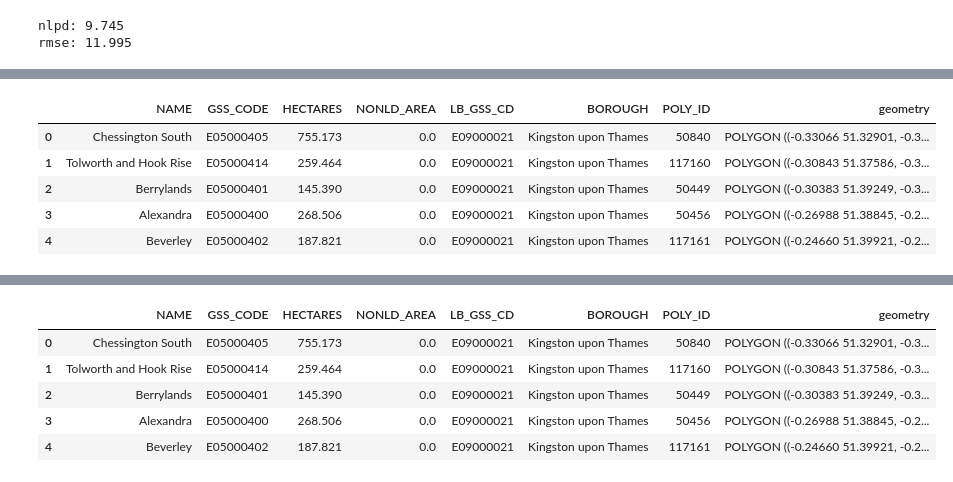
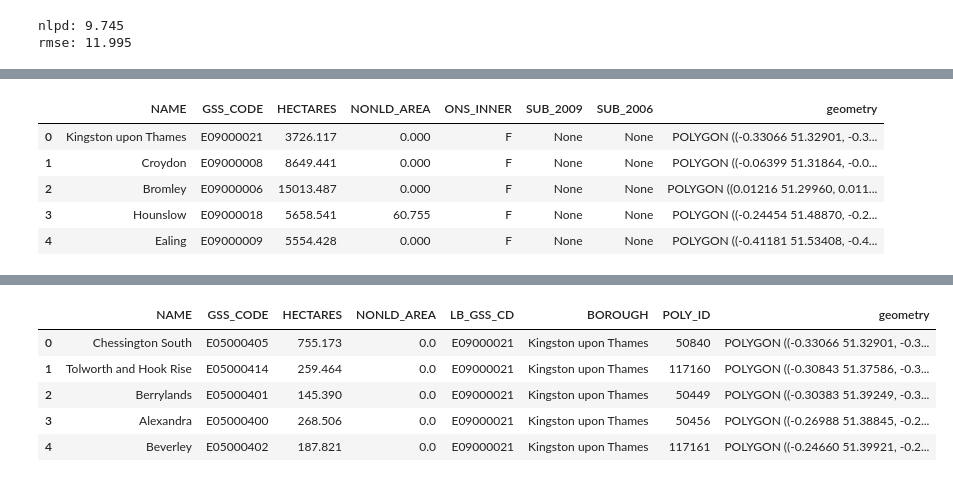
Before and after one commit to bikeclub51/london-aq, a Jupyter notebook: code/gp-models/stsvgp.ipynb, the cells around one changed output, grey strips where cells are left out. Saved outputs shown, nothing was run; the diff lists cells and outputs as text; code cells hidden in the pictures.

```diff
--- a/code/gp-models/stsvgp.ipynb
+++ b/code/gp-models/stsvgp.ipynb
@@ -480,18 +487,18 @@ pred_var_plot = np.mean(pred_var, axis=0).reshape(grid_size, grid_size)
 norm_Z = pred_var_plot/pred_var_plot.max()
 inv_norm_Z = 1-norm_Z
 # %%
-# map_filepath = "../../data/statistical-gis-boundaries-london/ESRI/London_Borough_Excluding_MHW.shp"
-map_filepath = "../../data/statistical-gis-boundaries-london/ESRI/London_Ward_CityMerged.shp"
+map_filepath = "../../data/statistical-gis-boundaries-london/ESRI/London_Borough_Excluding_MHW.shp"
+# map_filepath = "../../data/statistical-gis-boundaries-london/ESRI/London_Ward_CityMerged.shp"
 map_df = gpd.read_file(map_filepath)
 map_df = map_df.to_crs("EPSG:4326")
 map_df.head()
 # %% [output]
-|  | NAME | GSS_CODE | HECTARES | NONLD_AREA | LB_GSS_CD | BOROUGH | POLY_ID | geometry |
-| 0 | Chessington South | E05000405 | 755.173 | 0.0 | E09000021 | Kingston upon Thames | 50840 | POLYGON ((-0.33066 51.32901, -0.3... |
-| 1 | Tolworth and Hook Rise | E05000414 | 259.464 | 0.0 | E09000021 | Kingston upon Thames | 117160 | POLYGON ((-0.30843 51.37586, -0.3... |
-| 2 | Berrylands | E05000401 | 145.390 | 0.0 | E09000021 | Kingston upon Thames | 50449 | POLYGON ((-0.30383 51.39249, -0.3... |
-| 3 | Alexandra | E05000400 | 268.506 | 0.0 | E09000021 | Kingston upon Thames | 50456 | POLYGON ((-0.26988 51.38845, -0.2... |
-| 4 | Beverley | E05000402 | 187.821 | 0.0 | E09000021 | Kingston upon Thames | 117161 | POLYGON ((-0.24660 51.39921, -0.2... |
+|  | NAME | GSS_CODE | HECTARES | NONLD_AREA | ONS_INNER | SUB_2009 | SUB_2006 | geometry |
+| 0 | Kingston upon Thames | E09000021 | 3726.117 | 0.000 | F | None | None | POLYGON ((-0.33066 51.32901, -0.3... |
+| 1 | Croydon | E09000008 | 8649.441 | 0.000 | F | None | None | POLYGON ((-0.06399 51.31864, -0.0... |
+| 2 | Bromley | E09000006 | 15013.487 | 0.000 | F | None | None | POLYGON ((0.01216 51.29960, 0.011... |
+| 3 | Hounslow | E09000018 | 5658.541 | 60.755 | F | None | None | POLYGON ((-0.24454 51.48870, -0.2... |
+| 4 | Ealing | E09000009 | 5554.428 | 0.000 | F | None | None | POLYGON ((-0.41181 51.53408, -0.4... |
 # %%
 z_opt = model.kernel.z.value
 z_lat = scalers['latitude'].inverse_transform(z_opt[:, 0].reshape(-1, 1))
```
Also changed, not shown: parts of 28 cells of this notebook, 1 other file.
